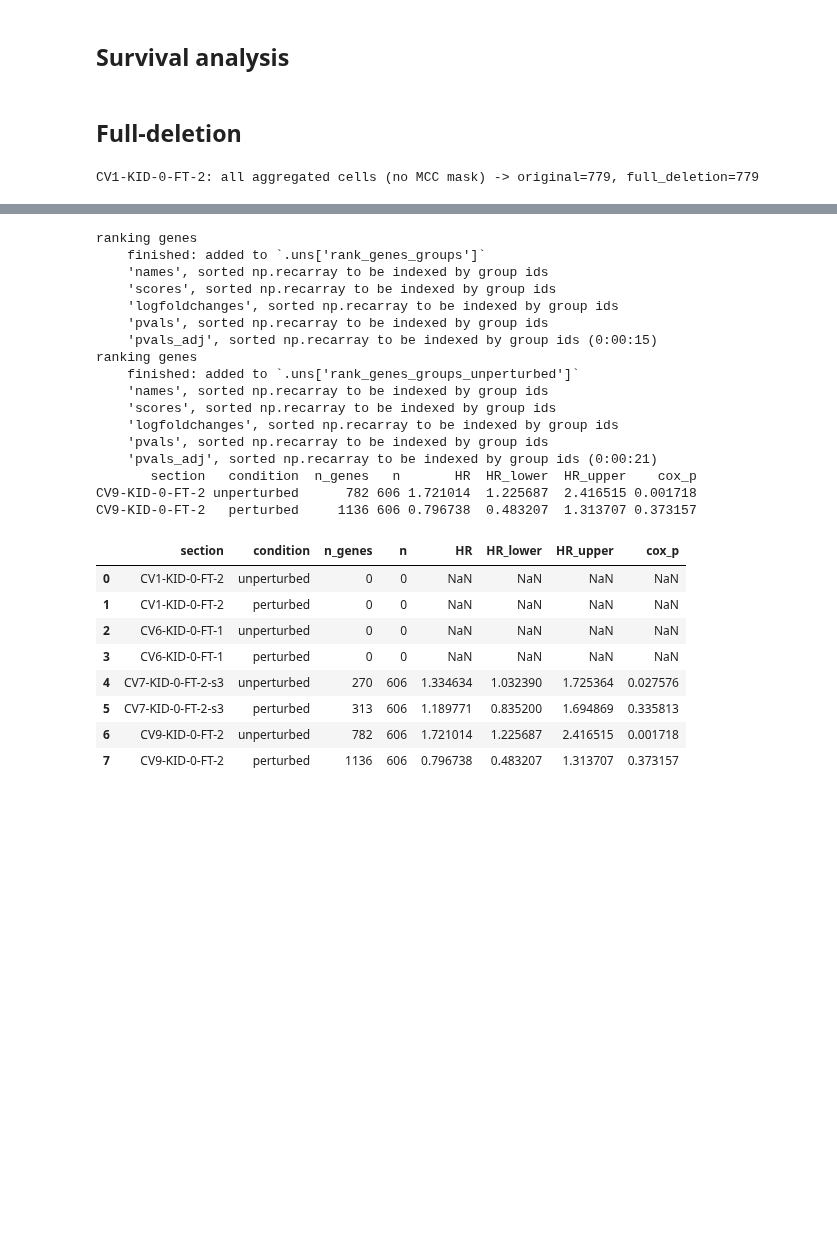
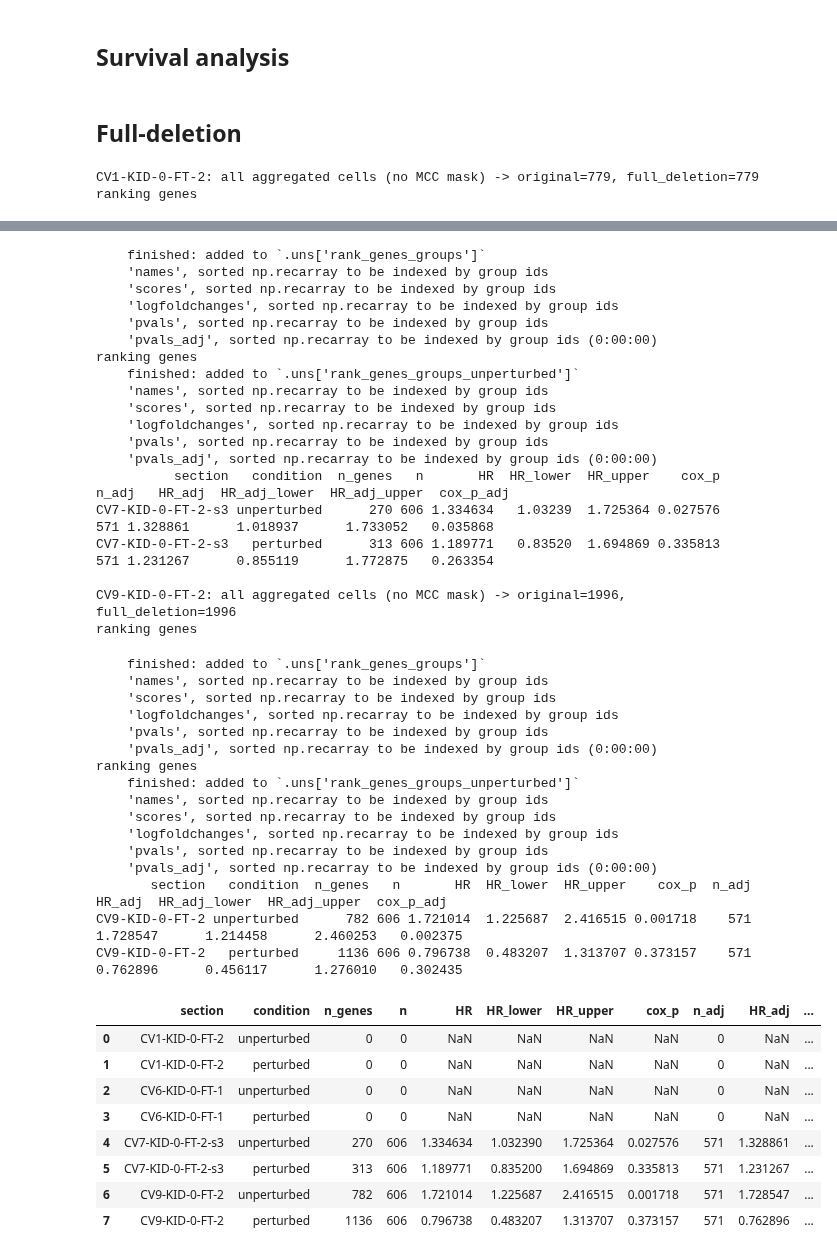
Before and after one commit to Lotfollahi-lab/mintflow-reproducibility, a Jupyter notebook: analysis/kidney_cancer/ccRCC_Fig4_Cell_perturbation_preparation_and_analysis.ipynb, the cells around one changed output, grey strips where cells are left out. Cells and saved outputs as stored; diff of their text form; code cells hidden in the pictures; blank space fills up the shorter version.

Commit message:
Add multivariable cox analysis

```diff
--- a/analysis/kidney_cancer/ccRCC_Fig4_Cell_perturbation_preparation_and_analysis.ipynb
+++ b/analysis/kidney_cancer/ccRCC_Fig4_Cell_perturbation_preparation_and_analysis.ipynb
@@ -1330,7 +1134,7 @@ plt.close(fig)
 ### The perturbation experiment is repeated 10 times with different random seeds
 
 CONTROL_WORKFLOW_ROOT = Path(
-    '/lustre/scratch126/cellgen/lotfollahi/zh4/Mintflow/Final/Perturbations/Control_workflow_mac_deletion'
+    '/lustre/scratch126/cellgen/lotfollahi/zh4/Mintflow/Revisions/Adata_objects/Control_workflow_mac_deletion'
 )
 AGGREGATION_CACHE_DIR = CONTROL_WORKFLOW_ROOT / 'mean_generated_cache'
 GENERATED_OBSM_KEY = 'MintFLow_Generated_Xmic'
@@ -1710,24 +1597,35 @@ analyses = [
 
 all_deg_results = {}
 all_survival_dfs = {}
+all_adj_summaries = {}
 
 for experiment_name, label in analyses:
     display(Markdown(f'## {label}'))
-    deg_results, survival_df = run_de_survival_analysis(experiment_name, label, expr_data, clin_data)
+    deg_results, survival_df, adj_summary_df = run_de_survival_analysis(experiment_name, label, expr_data, clin_data)
     all_deg_results[experiment_name] = deg_results
     all_survival_dfs[experiment_name] = survival_df
+    all_adj_summaries[experiment_name] = adj_summary_df
     display(survival_df)
+    survival_df.to_csv(f"{output_dir}/survival_cox_{experiment_name}.csv", index=False)
+    if not adj_summary_df.empty:
+        adj_summary_df.to_csv(f"{output_dir}/survival_cox_{experiment_name}_adjusted_covariates.csv", index=False)
 
-# Compute shared x-axis limits across both forest plots
-all_hr_values = pd.concat(all_survival_dfs.values(), ignore_index=True).dropna(subset=['HR'])
+# Shared x-axis limits across both the unadjusted and adjusted HRs
+all_hr = pd.concat(all_survival_dfs.values(), ignore_index=True)
+hr_vals = pd.concat([
+    all_hr[['HR_lower', 'HR', 'HR_upper']].rename(columns={'HR_lower': 'lo', 'HR': 'mid', 'HR_upper': 'hi'}),
+    all_hr[['HR_adj_lower', 'HR_adj', 'HR_adj_upper']].rename(columns={'HR_adj_lower': 'lo', 'HR_adj': 'mid', 'HR_adj_upper': 'hi'}),
+], ignore_index=True).dropna()
 shared_xlim = (
-    all_hr_values[['HR_lower', 'HR']].min().min() * 0.8,
-    all_hr_values[['HR_upper', 'HR']].max().max() * 1.2,
+    hr_vals[['lo', 'mid']].min().min() * 0.8,
+    hr_vals[['hi', 'mid']].max().max() * 1.2,
 )
 
-# Replot both forest plots with the same scale
+# Forest plots: univariable and multivariable, same scale
 for experiment_name, label in analyses:
-    plot_forest(all_survival_dfs[experiment_name], label, xlim=shared_xlim)
+    plot_forest(all_survival_dfs[experiment_name], label, xlim=shared_xlim, adjusted=False)
+    plot_forest(all_survival_dfs[experiment_name], label, xlim=shared_xlim, adjusted=True)
 # %% [output]
 ## Full-deletion
 CV1-KID-0-FT-2: all aggregated cells (no MCC mask) -> original=779, full_deletion=779
+ranking genes
@@ -1770,29 +1651,47 @@ CV9-KID-0-FT-2: all aggregated cells (no MCC mask) -> original=1996, full_deleti
-ranking genes
     finished: added to `.uns['rank_genes_groups']`
     'names', sorted np.recarray to be indexed by group ids
     'scores', sorted np.recarray to be indexed by group ids
     'logfoldchanges', sorted np.recarray to be indexed by group ids
     'pvals', sorted np.recarray to be indexed by group ids
-    'pvals_adj', sorted np.recarray to be indexed by group ids (0:00:15)
+    'pvals_adj', sorted np.recarray to be indexed by group ids (0:00:00)
 ranking genes
     finished: added to `.uns['rank_genes_groups_unperturbed']`
     'names', sorted np.recarray to be indexed by group ids
     'scores', sorted np.recarray to be indexed by group ids
     'logfoldchanges', sorted np.recarray to be indexed by group ids
     'pvals', sorted np.recarray to be indexed by group ids
-    'pvals_adj', sorted np.recarray to be indexed by group ids (0:00:21)
-       section   condition  n_genes   n       HR  HR_lower  HR_upper    cox_p
-CV9-KID-0-FT-2 unperturbed      782 606 1.721014  1.225687  2.416515 0.001718
-CV9-KID-0-FT-2   perturbed     1136 606 0.796738  0.483207  1.313707 0.373157
+    'pvals_adj', sorted np.recarray to be indexed by group ids (0:00:00)
+          section   condition  n_genes   n       HR  HR_lower  HR_upper    cox_p  n_adj   HR_adj  HR_adj_lower  HR_adj_upper  cox_p_adj
+CV7-KID-0-FT-2-s3 unperturbed      270 606 1.334634   1.03239  1.725364 0.027576    571 1.328861      1.018937      1.733052   0.035868
+CV7-KID-0-FT-2-s3   perturbed      313 606 1.189771   0.83520  1.694869 0.335813    571 1.231267      0.855119      1.772875   0.263354
+
+CV9-KID-0-FT-2: all aggregated cells (no MCC mask) -> original=1996, full_deletion=1996
+ranking genes
+    finished: added to `.uns['rank_genes_groups']`
+    'names', sorted np.recarray to be indexed by group ids
+    'scores', sorted np.recarray to be indexed by group ids
+    'logfoldchanges', sorted np.recarray to be indexed by group ids
+    'pvals', sorted np.recarray to be indexed by group ids
+    'pvals_adj', sorted np.recarray to be indexed by group ids (0:00:00)
+ranking genes
+    finished: added to `.uns['rank_genes_groups_unperturbed']`
+    'names', sorted np.recarray to be indexed by group ids
+    'scores', sorted np.recarray to be indexed by group ids
+    'logfoldchanges', sorted np.recarray to be indexed by group ids
+    'pvals', sorted np.recarray to be indexed by group ids
+    'pvals_adj', sorted np.recarray to be indexed by group ids (0:00:00)
+       section   condition  n_genes   n       HR  HR_lower  HR_upper    cox_p  n_adj   HR_adj  HR_adj_lower  HR_adj_upper  cox_p_adj
+CV9-KID-0-FT-2 unperturbed      782 606 1.721014  1.225687  2.416515 0.001718    571 1.728547      1.214458      2.460253   0.002375
+CV9-KID-0-FT-2   perturbed     1136 606 0.796738  0.483207  1.313707 0.373157    571 0.762896      0.456117      1.276010   0.302435
-|  | section | condition | n_genes | n | HR | HR_lower | HR_upper | cox_p |
-| 0 | CV1-KID-0-FT-2 | unperturbed | 0 | 0 | NaN | NaN | NaN | NaN |
-| 1 | CV1-KID-0-FT-2 | perturbed | 0 | 0 | NaN | NaN | NaN | NaN |
-| 2 | CV6-KID-0-FT-1 | unperturbed | 0 | 0 | NaN | NaN | NaN | NaN |
-| 3 | CV6-KID-0-FT-1 | perturbed | 0 | 0 | NaN | NaN | NaN | NaN |
-| 4 | CV7-KID-0-FT-2-s3 | unperturbed | 270 | 606 | 1.334634 | 1.032390 | 1.725364 | 0.027576 |
-| 5 | CV7-KID-0-FT-2-s3 | perturbed | 313 | 606 | 1.189771 | 0.835200 | 1.694869 | 0.335813 |
-| 6 | CV9-KID-0-FT-2 | unperturbed | 782 | 606 | 1.721014 | 1.225687 | 2.416515 | 0.001718 |
-| 7 | CV9-KID-0-FT-2 | perturbed | 1136 | 606 | 0.796738 | 0.483207 | 1.313707 | 0.373157 |
+|  | section | condition | n_genes | n | HR | HR_lower | HR_upper | cox_p | n_adj | HR_adj | ... |
+| 0 | CV1-KID-0-FT-2 | unperturbed | 0 | 0 | NaN | NaN | NaN | NaN | 0 | NaN | ... |
+| 1 | CV1-KID-0-FT-2 | perturbed | 0 | 0 | NaN | NaN | NaN | NaN | 0 | NaN | ... |
+| 2 | CV6-KID-0-FT-1 | unperturbed | 0 | 0 | NaN | NaN | NaN | NaN | 0 | NaN | ... |
+| 3 | CV6-KID-0-FT-1 | perturbed | 0 | 0 | NaN | NaN | NaN | NaN | 0 | NaN | ... |
+| 4 | CV7-KID-0-FT-2-s3 | unperturbed | 270 | 606 | 1.334634 | 1.032390 | 1.725364 | 0.027576 | 571 | 1.328861 | ... |
+| 5 | CV7-KID-0-FT-2-s3 | perturbed | 313 | 606 | 1.189771 | 0.835200 | 1.694869 | 0.335813 | 571 | 1.231267 | ... |
+| 6 | CV9-KID-0-FT-2 | unperturbed | 782 | 606 | 1.721014 | 1.225687 | 2.416515 | 0.001718 | 571 | 1.728547 | ... |
+| 7 | CV9-KID-0-FT-2 | perturbed | 1136 | 606 | 0.796738 | 0.483207 | 1.313707 | 0.373157 | 571 | 0.762896 | ... |
 # %%
 dotplot_experiments = [
     "shared_unperturbed",
```
Also changed, not shown: parts of 16 cells of this notebook.
